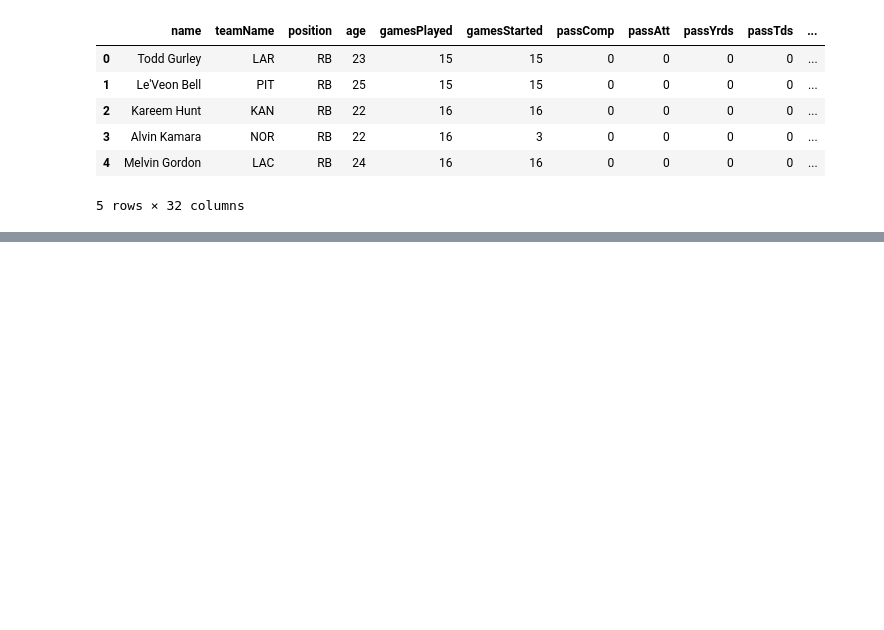
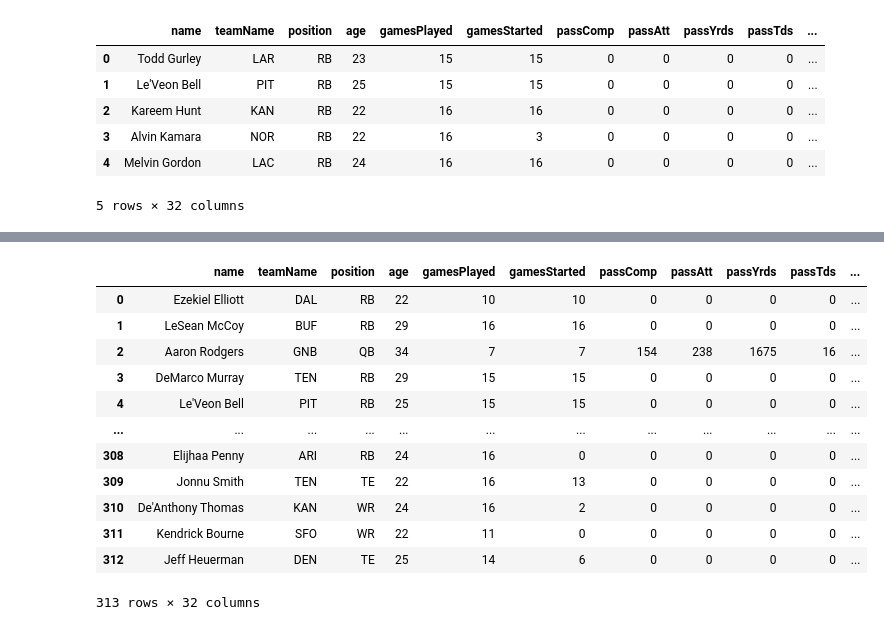
Before and after one commit to skumar1129/fantasy_football_predictor, a Jupyter notebook: model_trainer/ModelTrainer.ipynb, the cells around one changed output, grey strips where cells are left out. Cells and saved outputs as stored; diff of their text form; code cells hidden in the pictures; blank space fills up the shorter version.

```diff
--- a/model_trainer/ModelTrainer.ipynb
+++ b/model_trainer/ModelTrainer.ipynb
@@ -18,0 +82,3 @@ stats2017.head()
+# %%
+names2016 = stats2016['name']
+# stats2017['name']['fantasyPoints']['pprPoints']['draftKingPoints']['fanDuelPoints']
@@ -18,0 +145,16 @@ stats2017.head()
+# %%
+pd.merge(names2016,stats2017,how='right',on='name')
+# %% [output]
+|  | name | teamName | position | age | gamesPlayed | gamesStarted | passComp | passAtt | passYrds | passTds | ... |
+| 0 | Ezekiel Elliott | DAL | RB | 22 | 10 | 10 | 0 | 0 | 0 | 0 | ... |
+| 1 | LeSean McCoy | BUF | RB | 29 | 16 | 16 | 0 | 0 | 0 | 0 | ... |
+| 2 | Aaron Rodgers | GNB | QB | 34 | 7 | 7 | 154 | 238 | 1675 | 16 | ... |
+| 3 | DeMarco Murray | TEN | RB | 29 | 15 | 15 | 0 | 0 | 0 | 0 | ... |
+| 4 | Le'Veon Bell | PIT | RB | 25 | 15 | 15 | 0 | 0 | 0 | 0 | ... |
+| ... | ... | ... | ... | ... | ... | ... | ... | ... | ... | ... | ... |
+| 308 | Elijhaa Penny | ARI | RB | 24 | 16 | 0 | 0 | 0 | 0 | 0 | ... |
+| 309 | Jonnu Smith | TEN | TE | 22 | 16 | 13 | 0 | 0 | 0 | 0 | ... |
+| 310 | De'Anthony Thomas | KAN | WR | 24 | 16 | 2 | 0 | 0 | 0 | 0 | ... |
+| 311 | Kendrick Bourne | SFO | WR | 22 | 11 | 0 | 0 | 0 | 0 | 0 | ... |
+| 312 | Jeff Heuerman | DEN | TE | 25 | 14 | 6 | 0 | 0 | 0 | 0 | ... |
+313 rows × 32 columns
```
Also changed, not shown: parts of 46 cells of this notebook, 23 other files.
